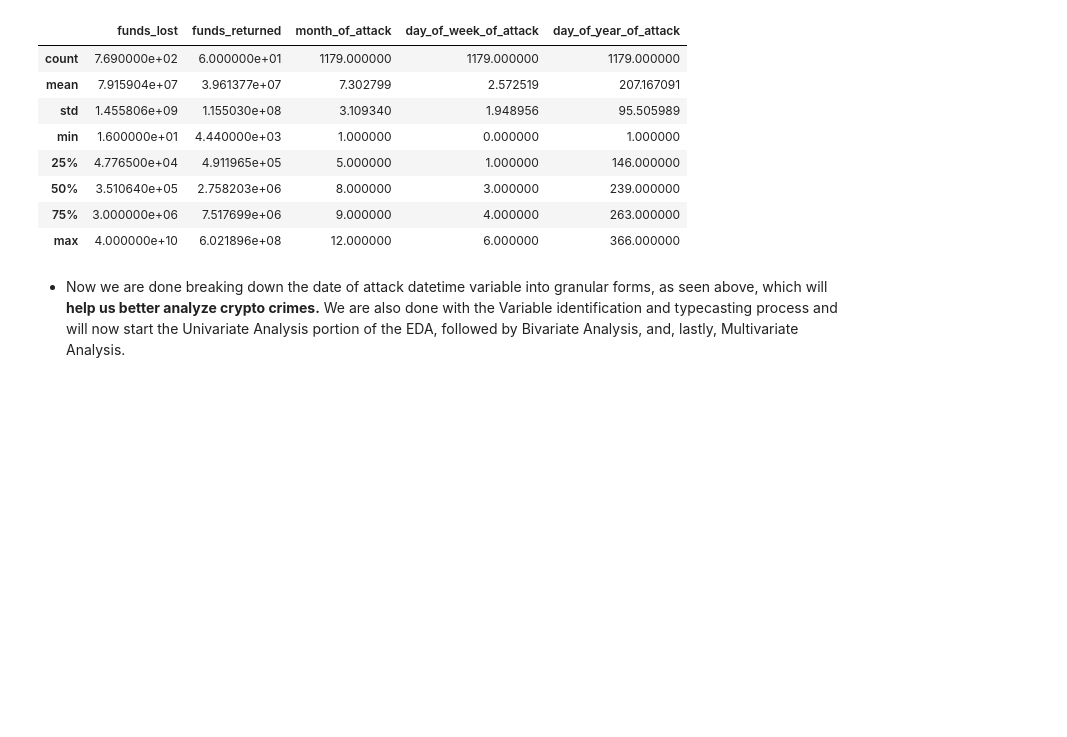
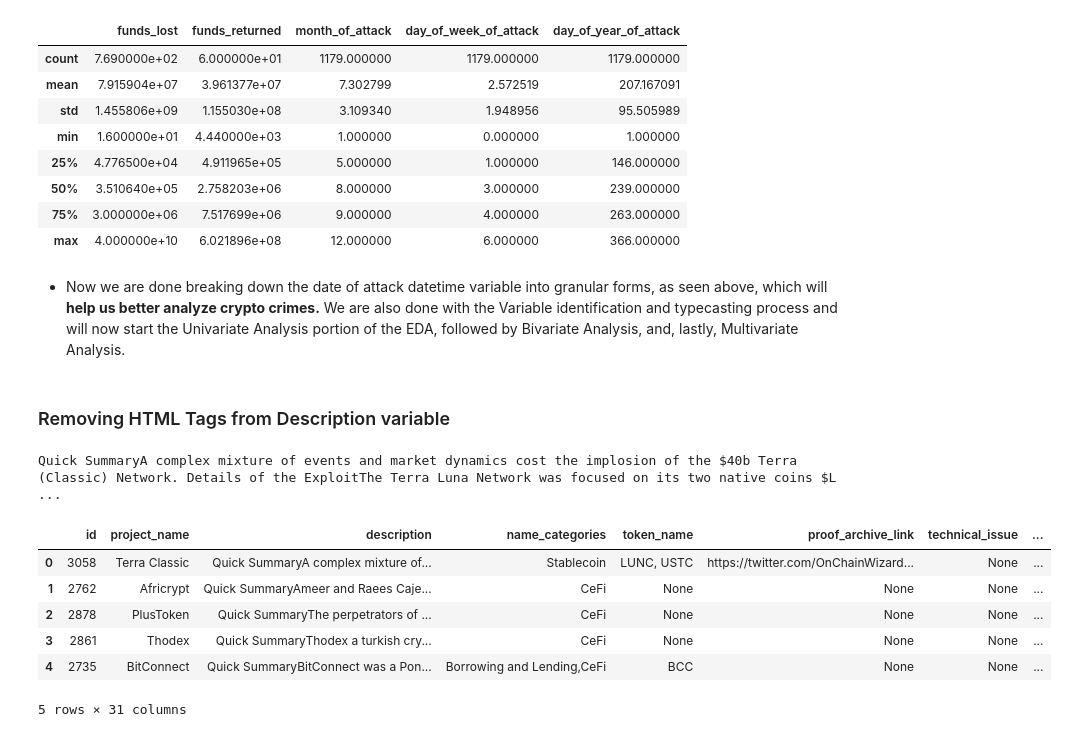
Before and after one commit to anly501/anly-501-project-TegveerG, a Jupyter notebook: codes/Data_Cleaning/REKT_Database_Cleaning.ipynb, the cells around one changed output. Drawn from its saved outputs; the diff is of its cells as text; code cells hidden in the pictures; blank space fills up the shorter version.

```diff
--- a/codes/Data_Cleaning/REKT_Database_Cleaning.ipynb
+++ b/codes/Data_Cleaning/REKT_Database_Cleaning.ipynb
@@ -395,0 +422,32 @@ REKT_df.to_csv("../../data/Clean Data/REKT_Database_Clean_Python.csv")
+# %% [markdown]
+### Removing HTML Tags from Description variable
+# %%
+from bs4 import BeautifulSoup
+
+soup = BeautifulSoup(REKT_df.iloc[0,2]) # testing performance of the function
+
+print(soup.get_text())
+# %% [output]
+Quick SummaryA complex mixture of events and market dynamics cost the implosion of the $40b Terra (Classic) Network. Details of the ExploitThe Terra Luna Network was focused on its two native coins $L ...
+# %%
+# dropping missing vals in description variable of copy of DF as function won't parse and return error
+
+REKT_df_clean = REKT_df.loc[~(REKT_df['description'].isnull() & REKT_df['funds_lost'].isnull())]
+
+# An observation that has a high funds lost value but no description must be preserved. So, we convert description's missing value to empty string to avoid bs4 errors
+REKT_df_clean.iloc[87,2]=""
+
+# running bs4 on description variable
+for index in range(REKT_df_clean.shape[0]):
+   soup = BeautifulSoup(REKT_df_clean.iloc[index,2])
+   REKT_df_clean.iloc[index,2] = soup.get_text()
+# %%
+REKT_df_clean.head()
+# %% [output]
+|  | id | project_name | description | name_categories | token_name | proof_archive_link | technical_issue | ... |
+| 0 | 3058 | Terra Classic | Quick SummaryA complex mixture of... | Stablecoin | LUNC, USTC | https://twitter.com/OnChainWizard... | None | ... |
+| 1 | 2762 | Africrypt | Quick SummaryAmeer and Raees Caje... | CeFi | None | None | None | ... |
+| 2 | 2878 | PlusToken | Quick SummaryThe perpetrators of ... | CeFi | None | None | None | ... |
+| 3 | 2861 | Thodex | Quick SummaryThodex a turkish cry... | CeFi | None | None | None | ... |
+| 4 | 2735 | BitConnect | Quick SummaryBitConnect was a Pon... | Borrowing and Lending,CeFi | BCC | None | None | ... |
+5 rows × 31 columns
```
Also changed, not shown: parts of 8 cells of this notebook, 22 other files.
